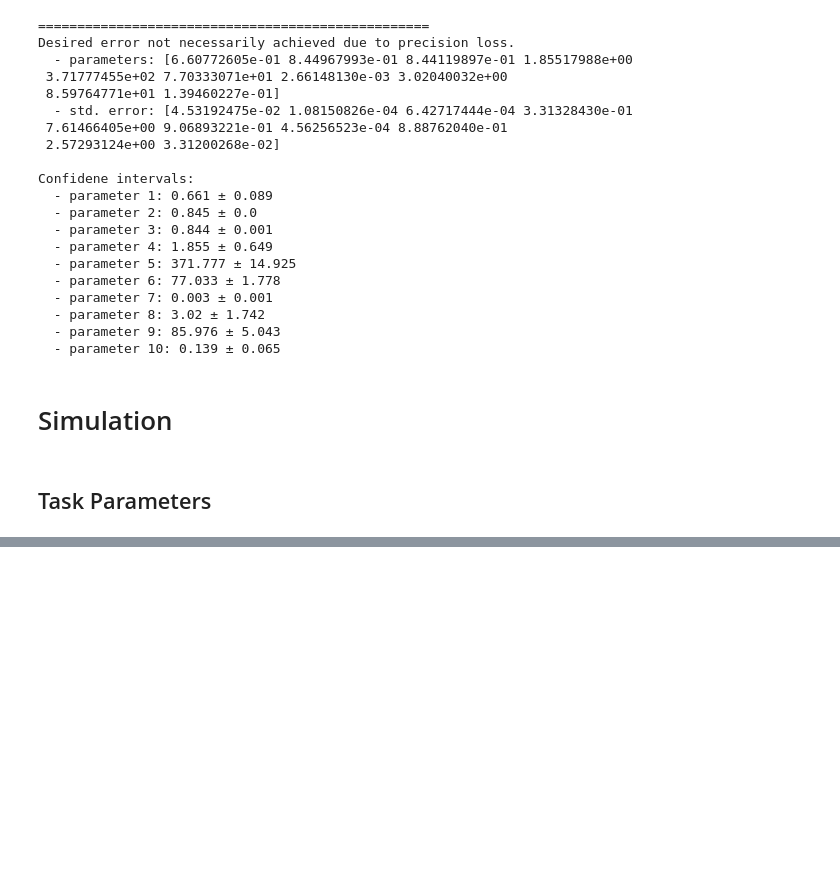
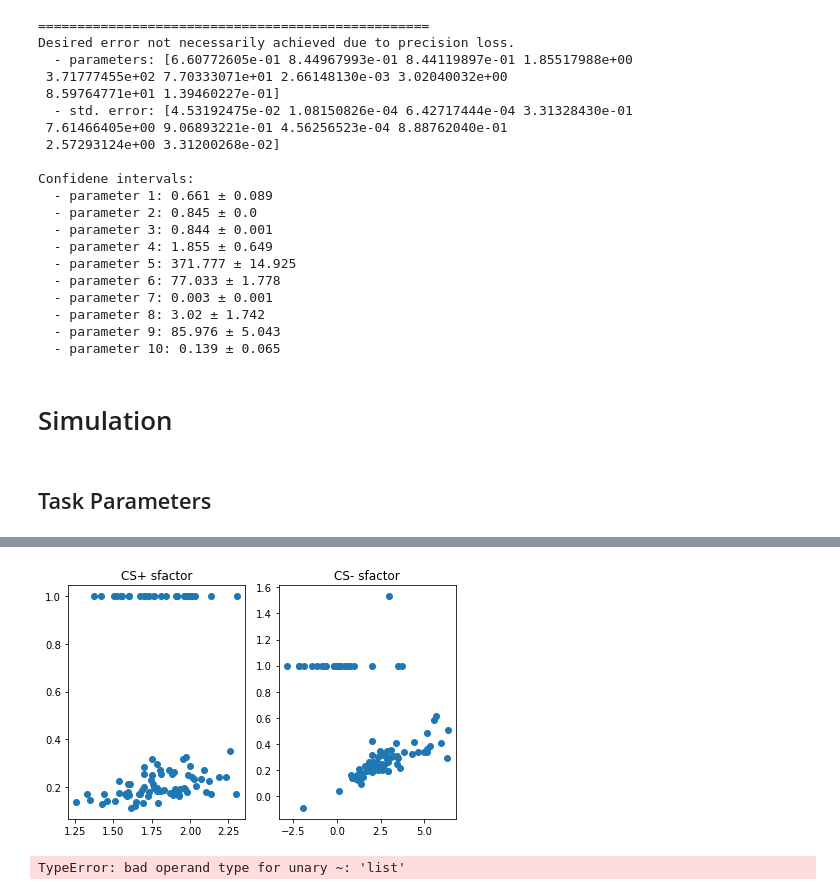
Before and after one commit to ffviana/nutreconDrive, a Jupyter notebook: 3. Analysis/nutrecon_simulation.ipynb, the cells around one changed output, grey strips where cells are left out. Saved outputs shown, nothing was run; the diff lists cells and outputs as text; code cells hidden in the pictures; blank space fills up the shorter version.

```diff
--- a/3. Analysis/nutrecon_simulation.ipynb
+++ b/3. Analysis/nutrecon_simulation.ipynb
@@ -434,0 +555,17 @@ for i in tqdm(range(N_iter)):
+# %%
+fig, ax = plt.subplots(ncols = 2)
+titles = ['CS+ sfactor', 'CS- sfactor']
+
+for p in range(2):
+    alphas = mt_pars[p,:]
+    est_alphas = mt_estPars[:,p]
+    ax[p].scatter(alphas, est_alphas)
+    ax[p].set_title(titles[p])
+
+plt.tight_layout()
+# %% [output]
+[figure, added]
+# %%
+mt_estPars[flags,:]
+# %% [output]
+TypeError: bad operand type for unary ~: 'list'
```
Also changed, not shown: parts of 11 cells of this notebook, 2 other files.
